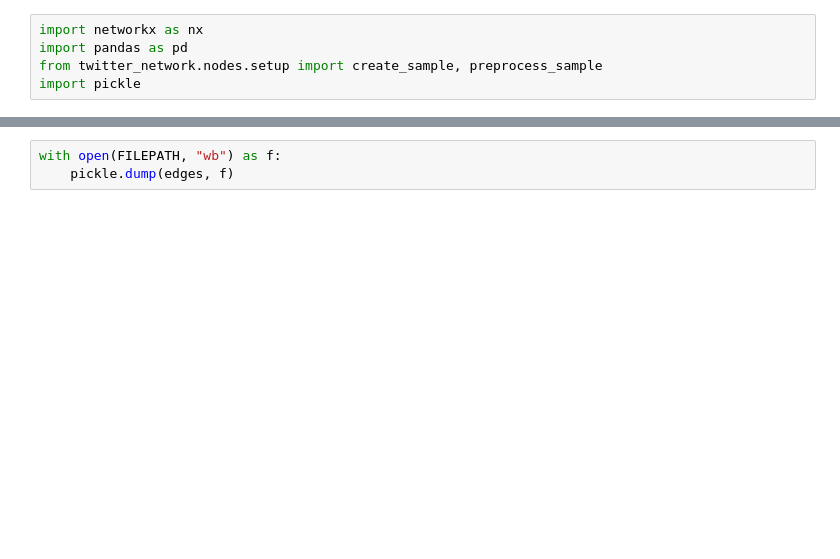
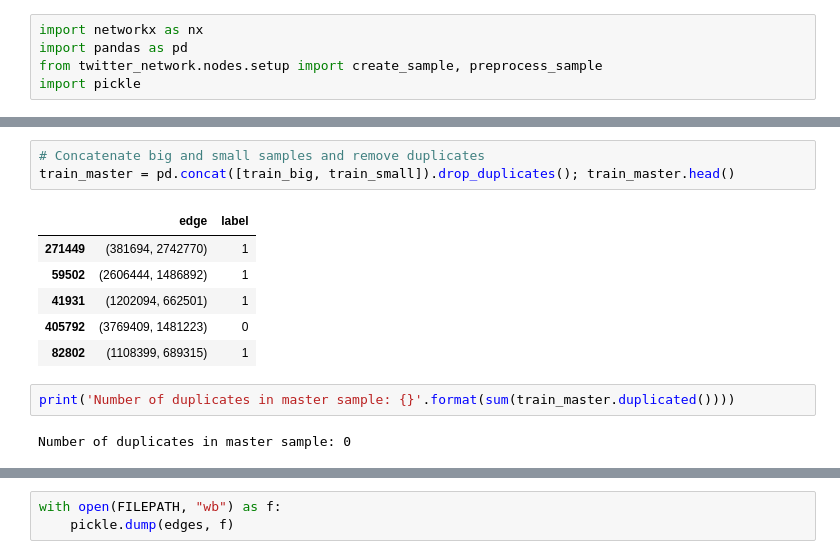
Before and after one commit to thomas-duke/twitter-network, a Jupyter notebook: notebooks/01_setup/sampling.ipynb, the cells around one changed output, grey strips where cells are left out. Saved outputs shown, nothing was run; the diff lists cells and outputs as text; blank space fills up the shorter version.

```diff
--- a/notebooks/01_setup/sampling.ipynb
+++ b/notebooks/01_setup/sampling.ipynb
@@ -107,0 +57,14 @@ edges = edges.set_index("id"); edges
+# %%
+# Concatenate big and small samples and remove duplicates
+train_master = pd.concat([train_big, train_small]).drop_duplicates(); train_master.head()
+# %% [output]
+|  | edge | label |
+| 271449 | (381694, 2742770) | 1 |
+| 59502 | (2606444, 1486892) | 1 |
+| 41931 | (1202094, 662501) | 1 |
+| 405792 | (3769409, 1481223) | 0 |
+| 82802 | (1108399, 689315) | 1 |
+# %%
+print('Number of duplicates in master sample: {}'.format(sum(train_master.duplicated())))
+# %% [output]
+Number of duplicates in master sample: 0
```
Also changed, not shown: parts of 18 cells of this notebook, 10 other files.
